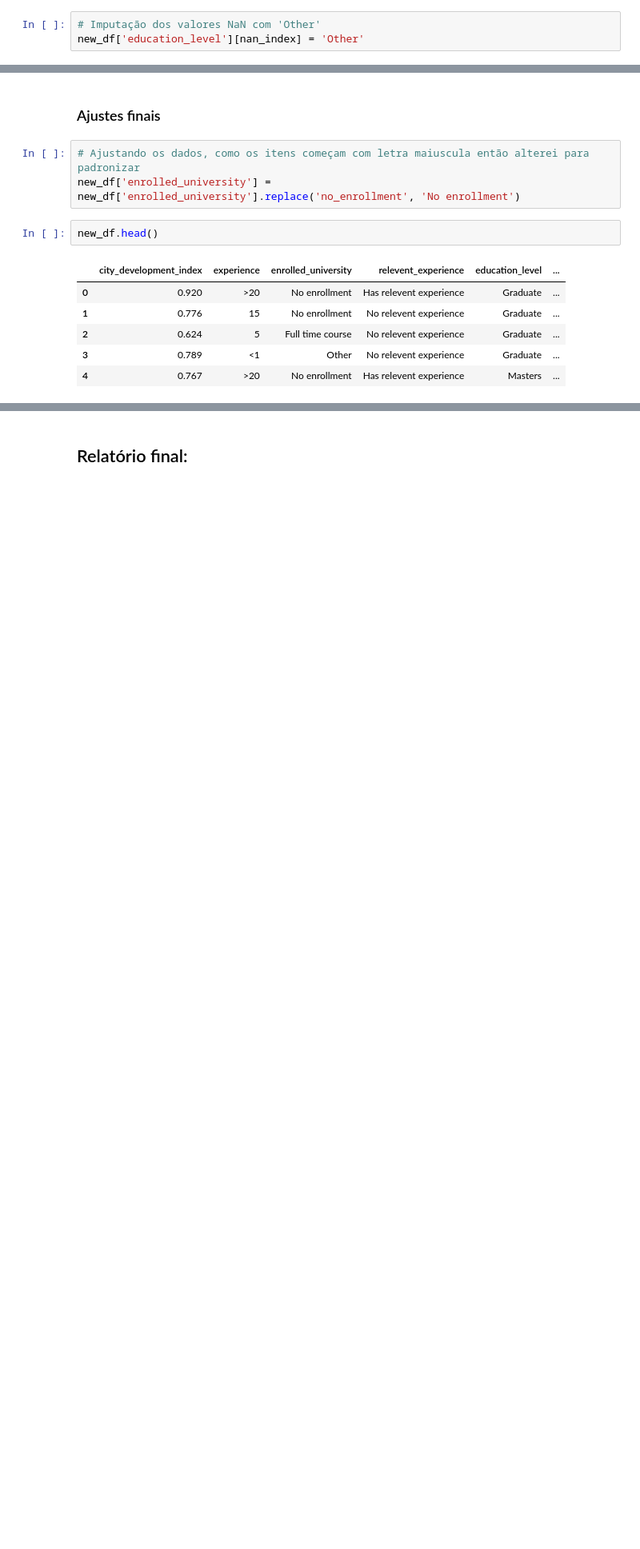
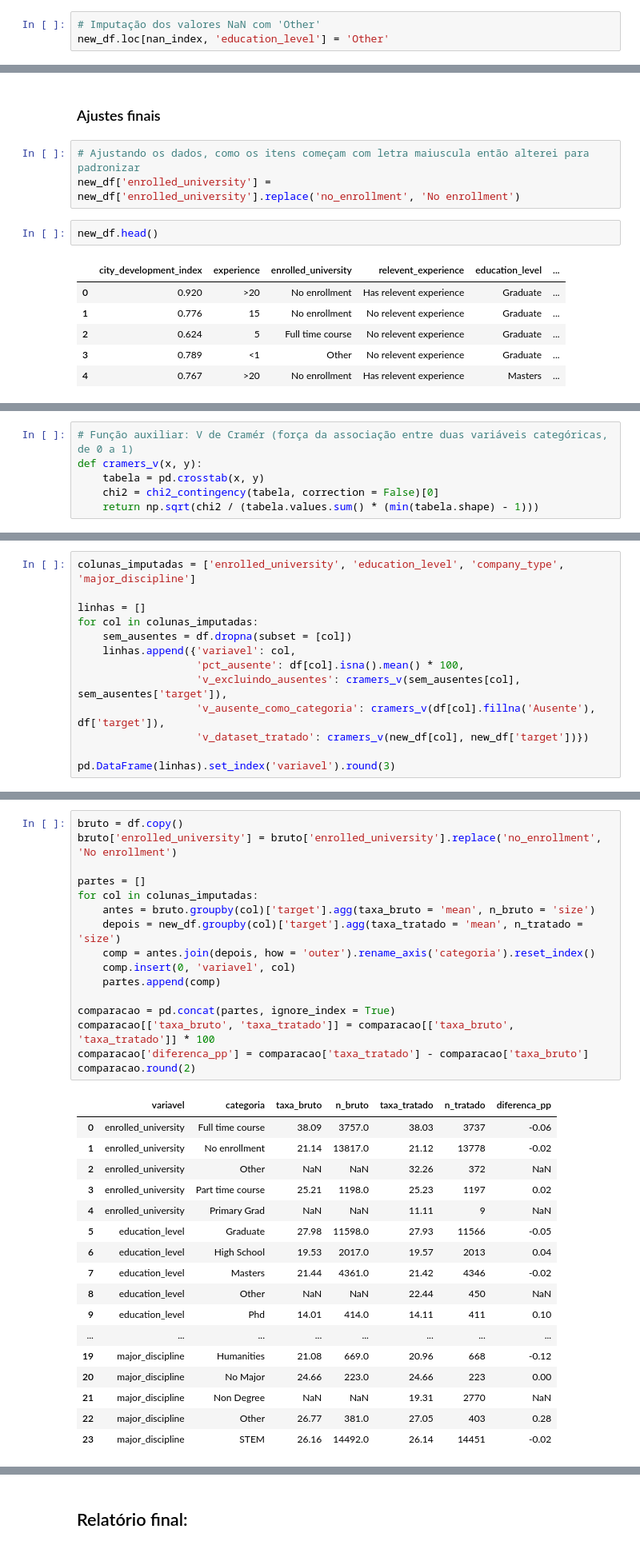
Before and after one commit to natoawayrj/Initial-HR-Analytics-project, a Jupyter notebook: ProjetoRH.ipynb, the cells around one changed output, grey strips where cells are left out. Shown at 80% size. Cells and saved outputs as stored; diff of their text form; blank space fills up the shorter version.

```diff
--- a/ProjetoRH.ipynb
+++ b/ProjetoRH.ipynb
@@ -920,7 +989,7 @@ plt.show()
 nan_index = new_df[(new_df['education_level'].isna())].index
 # %%
 # Imputação dos valores NaN com 'Other'
-new_df['education_level'][nan_index] = 'Other'
+new_df.loc[nan_index, 'education_level'] = 'Other'
 # %%
 # Plot
 sns.countplot(data = new_df.fillna('NaN'), x = 'education_level', hue = 'education_level' , alpha = 0.7, edgecolor = 'black')
@@ -1063,0 +1161,6 @@ new_df.head()
+# %%
+# Função auxiliar: V de Cramér (força da associação entre duas variáveis categóricas, de 0 a 1)
+def cramers_v(x, y):
+    tabela = pd.crosstab(x, y)
+    chi2 = chi2_contingency(tabela, correction = False)[0]
+    return np.sqrt(chi2 / (tabela.values.sum() * (min(tabela.shape) - 1)))
@@ -1063,0 +1169,13 @@ new_df.head()
+# %%
+colunas_imputadas = ['enrolled_university', 'education_level', 'company_type', 'major_discipline']
+
+linhas = []
+for col in colunas_imputadas:
+    sem_ausentes = df.dropna(subset = [col])
+    linhas.append({'variavel': col,
+                   'pct_ausente': df[col].isna().mean() * 100,
+                   'v_excluindo_ausentes': cramers_v(sem_ausentes[col], sem_ausentes['target']),
+                   'v_ausente_como_categoria': cramers_v(df[col].fillna('Ausente'), df['target']),
+                   'v_dataset_tratado': cramers_v(new_df[col], new_df['target'])})
+
+pd.DataFrame(linhas).set_index('variavel').round(3)
@@ -1063,0 +1194,34 @@ new_df.head()
+# %%
+bruto = df.copy()
+bruto['enrolled_university'] = bruto['enrolled_university'].replace('no_enrollment', 'No enrollment')
+
+partes = []
+for col in colunas_imputadas:
+    antes = bruto.groupby(col)['target'].agg(taxa_bruto = 'mean', n_bruto = 'size')
+    depois = new_df.groupby(col)['target'].agg(taxa_tratado = 'mean', n_tratado = 'size')
+    comp = antes.join(depois, how = 'outer').rename_axis('categoria').reset_index()
+    comp.insert(0, 'variavel', col)
+    partes.append(comp)
+
+comparacao = pd.concat(partes, ignore_index = True)
+comparacao[['taxa_bruto', 'taxa_tratado']] = comparacao[['taxa_bruto', 'taxa_tratado']] * 100
+comparacao['diferenca_pp'] = comparacao['taxa_tratado'] - comparacao['taxa_bruto']
+comparacao.round(2)
+# %% [output]
+|  | variavel | categoria | taxa_bruto | n_bruto | taxa_tratado | n_tratado | diferenca_pp |
+| 0 | enrolled_university | Full time course | 38.09 | 3757.0 | 38.03 | 3737 | -0.06 |
+| 1 | enrolled_university | No enrollment | 21.14 | 13817.0 | 21.12 | 13778 | -0.02 |
+| 2 | enrolled_university | Other | NaN | NaN | 32.26 | 372 | NaN |
+| 3 | enrolled_university | Part time course | 25.21 | 1198.0 | 25.23 | 1197 | 0.02 |
+| 4 | enrolled_university | Primary Grad | NaN | NaN | 11.11 | 9 | NaN |
+| 5 | education_level | Graduate | 27.98 | 11598.0 | 27.93 | 11566 | -0.05 |
+| 6 | education_level | High School | 19.53 | 2017.0 | 19.57 | 2013 | 0.04 |
+| 7 | education_level | Masters | 21.44 | 4361.0 | 21.42 | 4346 | -0.02 |
+| 8 | education_level | Other | NaN | NaN | 22.44 | 450 | NaN |
+| 9 | education_level | Phd | 14.01 | 414.0 | 14.11 | 411 | 0.10 |
+| ... | ... | ... | ... | ... | ... | ... | ... |
+| 19 | major_discipline | Humanities | 21.08 | 669.0 | 20.96 | 668 | -0.12 |
+| 20 | major_discipline | No Major | 24.66 | 223.0 | 24.66 | 223 | 0.00 |
+| 21 | major_discipline | Non Degree | NaN | NaN | 19.31 | 2770 | NaN |
+| 22 | major_discipline | Other | 26.77 | 381.0 | 27.05 | 403 | 0.28 |
+| 23 | major_discipline | STEM | 26.16 | 14492.0 | 26.14 | 14451 | -0.02 |
```
Also changed, not shown: parts of 30 cells of this notebook, 5 other files.
